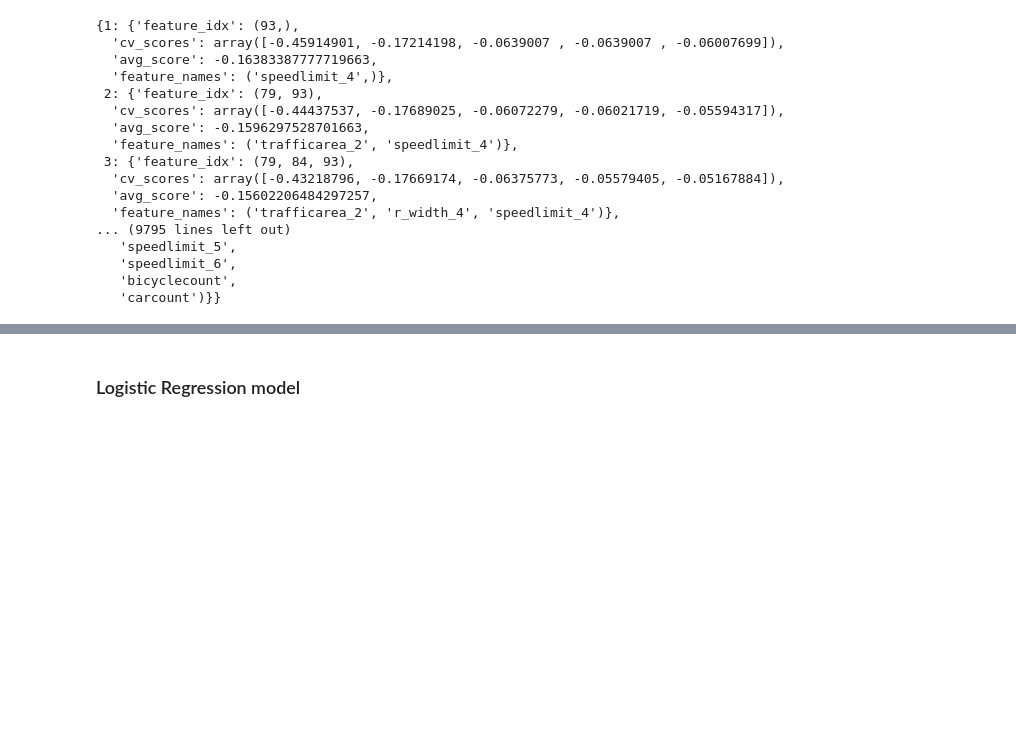
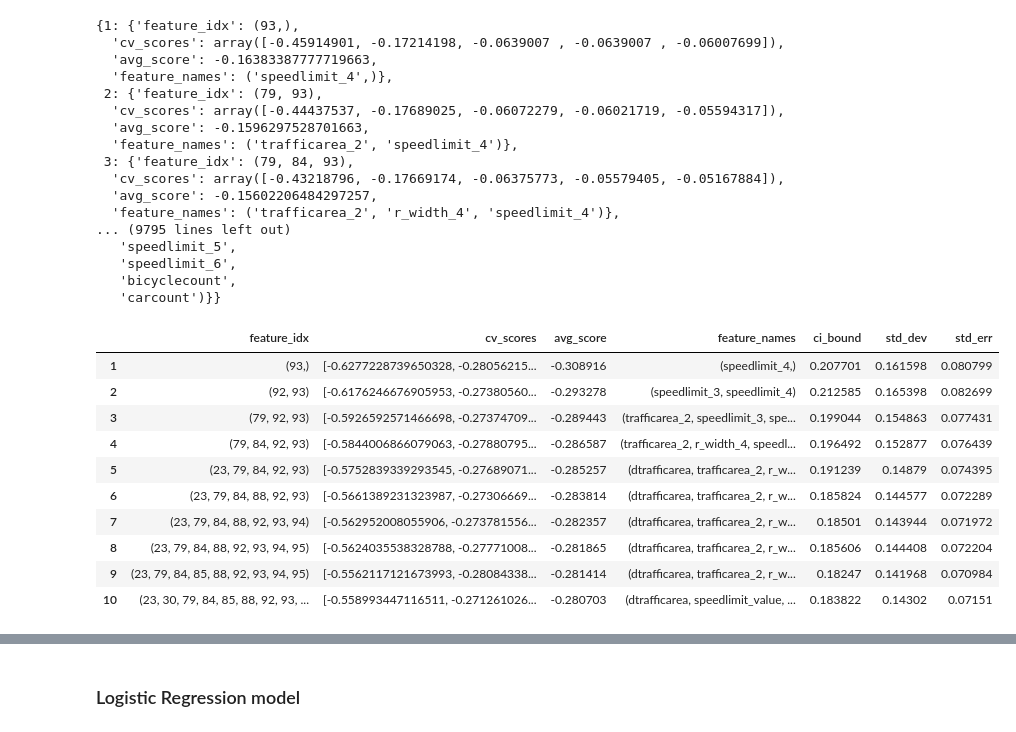
Before and after one commit to yeluH/MT_FI, a Jupyter notebook: Notebooks/0_Regression_presence_of_accident.ipynb, the cells around one changed output, grey strips where cells are left out. Saved outputs shown, nothing was run; the diff lists cells and outputs as text; code cells hidden in the pictures; blank space fills up the shorter version.

```diff
--- a/Notebooks/0_Regression_presence_of_accident.ipynb
+++ b/Notebooks/0_Regression_presence_of_accident.ipynb
@@ -314,6 +499,20 @@ selected_features.subsets_
    'bicyclecount',
    'carcount')}}
 # %%
-df00 = pd.DataFrame.from_dict(selected_features.get_metric_dict()).T
+df03 = pd.DataFrame.from_dict(selected_features3.get_metric_dict()).T
+# %%
+df03.head(10)
+# %% [output]
+|  | feature_idx | cv_scores | avg_score | feature_names | ci_bound | std_dev | std_err |
+| 1 | (93,) | [-0.6277228739650328, -0.28056215... | -0.308916 | (speedlimit_4,) | 0.207701 | 0.161598 | 0.080799 |
+| 2 | (92, 93) | [-0.6176246676905953, -0.27380560... | -0.293278 | (speedlimit_3, speedlimit_4) | 0.212585 | 0.165398 | 0.082699 |
+| 3 | (79, 92, 93) | [-0.5926592571466698, -0.27374709... | -0.289443 | (trafficarea_2, speedlimit_3, spe... | 0.199044 | 0.154863 | 0.077431 |
+| 4 | (79, 84, 92, 93) | [-0.5844006866079063, -0.27880795... | -0.286587 | (trafficarea_2, r_width_4, speedl... | 0.196492 | 0.152877 | 0.076439 |
+| 5 | (23, 79, 84, 92, 93) | [-0.5752839339293545, -0.27689071... | -0.285257 | (dtrafficarea, trafficarea_2, r_w... | 0.191239 | 0.14879 | 0.074395 |
+| 6 | (23, 79, 84, 88, 92, 93) | [-0.5661389231323987, -0.27306669... | -0.283814 | (dtrafficarea, trafficarea_2, r_w... | 0.185824 | 0.144577 | 0.072289 |
+| 7 | (23, 79, 84, 88, 92, 93, 94) | [-0.562952008055906, -0.273781556... | -0.282357 | (dtrafficarea, trafficarea_2, r_w... | 0.18501 | 0.143944 | 0.071972 |
+| 8 | (23, 79, 84, 88, 92, 93, 94, 95) | [-0.5624035538328788, -0.27771008... | -0.281865 | (dtrafficarea, trafficarea_2, r_w... | 0.185606 | 0.144408 | 0.072204 |
+| 9 | (23, 79, 84, 85, 88, 92, 93, 94, 95) | [-0.5562117121673993, -0.28084338... | -0.281414 | (dtrafficarea, trafficarea_2, r_w... | 0.18247 | 0.141968 | 0.070984 |
+| 10 | (23, 30, 79, 84, 85, 88, 92, 93, ... | [-0.558993447116511, -0.271261026... | -0.280703 | (dtrafficarea, speedlimit_value, ... | 0.183822 | 0.14302 | 0.07151 |
 # %%
 # Feature selection - linear regression - neg mean squared error
```
Also changed, not shown: parts of 32 cells of this notebook.
